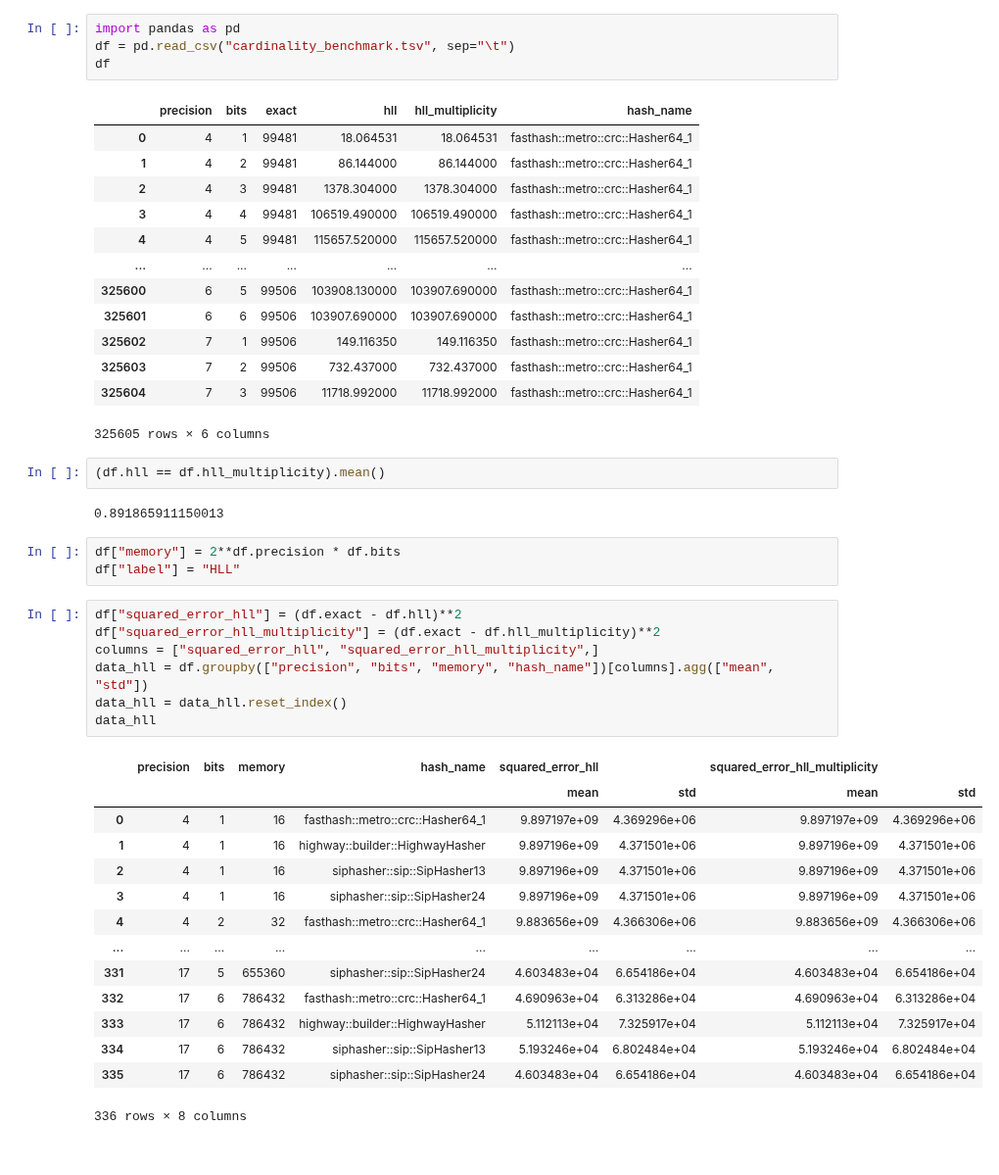
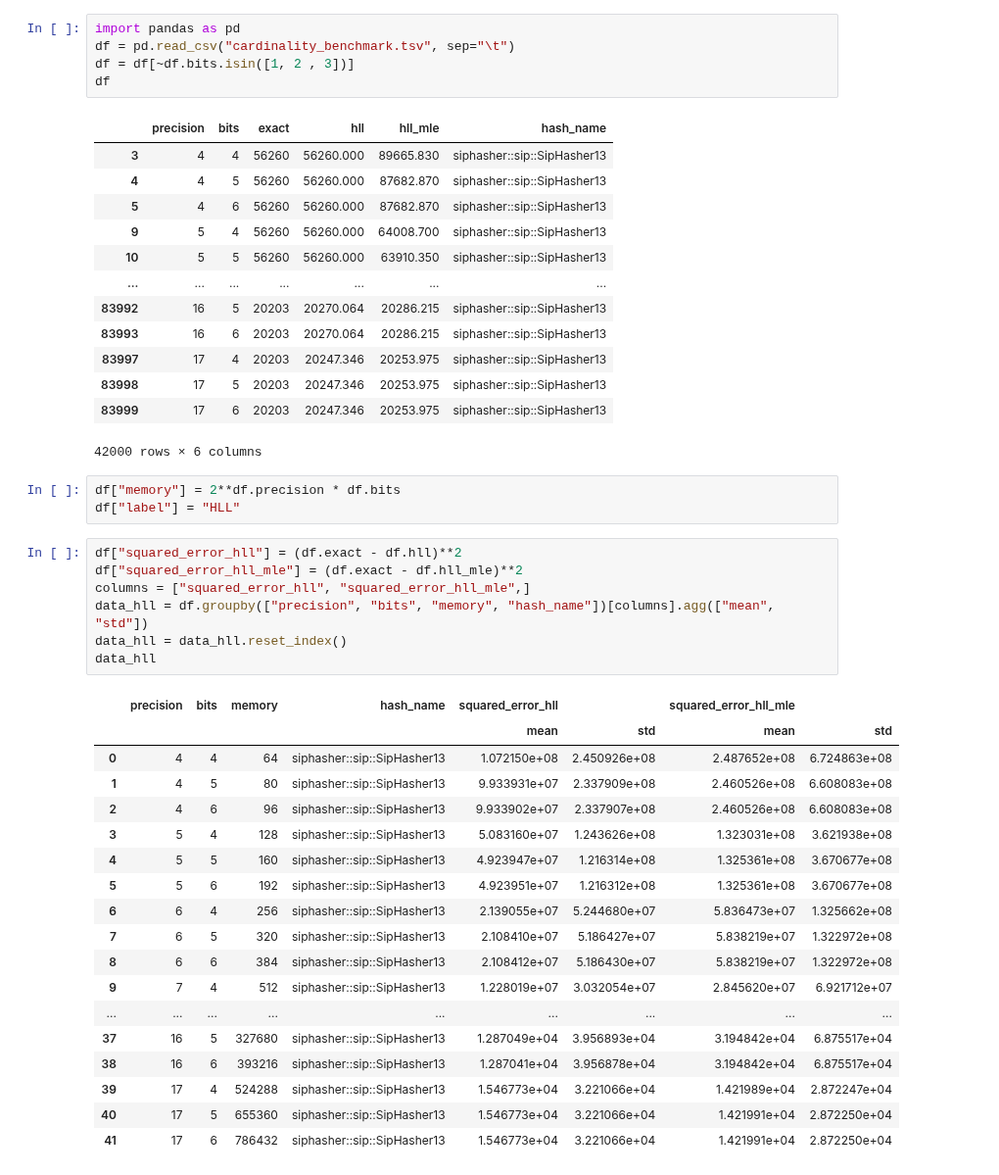
Before and after one commit to LucaCappelletti94/hyperloglog-rs, a Jupyter notebook: Cardinality evaluations.ipynb, the cells around one changed output. Shown at 98% size. Cells and saved outputs as stored; diff of their text form.

```diff
--- a/Cardinality evaluations.ipynb
+++ b/Cardinality evaluations.ipynb
@@ -1,47 +1,48 @@
 # %%
 import pandas as pd
 df = pd.read_csv("cardinality_benchmark.tsv", sep="\t")
+df = df[~df.bits.isin([1, 2 , 3])]
 df
 # %% [output]
-|  | precision | bits | exact | hll | hll_multiplicity | hash_name |
-| 0 | 4 | 1 | 99481 | 18.064531 | 18.064531 | fasthash::metro::crc::Hasher64_1 |
-| 1 | 4 | 2 | 99481 | 86.144000 | 86.144000 | fasthash::metro::crc::Hasher64_1 |
-| 2 | 4 | 3 | 99481 | 1378.304000 | 1378.304000 | fasthash::metro::crc::Hasher64_1 |
-| 3 | 4 | 4 | 99481 | 106519.490000 | 106519.490000 | fasthash::metro::crc::Hasher64_1 |
-| 4 | 4 | 5 | 99481 | 115657.520000 | 115657.520000 | fasthash::metro::crc::Hasher64_1 |
+|  | precision | bits | exact | hll | hll_mle | hash_name |
+| 3 | 4 | 4 | 56260 | 56260.000 | 89665.830 | siphasher::sip::SipHasher13 |
+| 4 | 4 | 5 | 56260 | 56260.000 | 87682.870 | siphasher::sip::SipHasher13 |
+| 5 | 4 | 6 | 56260 | 56260.000 | 87682.870 | siphasher::sip::SipHasher13 |
+| 9 | 5 | 4 | 56260 | 56260.000 | 64008.700 | siphasher::sip::SipHasher13 |
+| 10 | 5 | 5 | 56260 | 56260.000 | 63910.350 | siphasher::sip::SipHasher13 |
 | ... | ... | ... | ... | ... | ... | ... |
-| 325600 | 6 | 5 | 99506 | 103908.130000 | 103907.690000 | fasthash::metro::crc::Hasher64_1 |
-| 325601 | 6 | 6 | 99506 | 103907.690000 | 103907.690000 | fasthash::metro::crc::Hasher64_1 |
-| 325602 | 7 | 1 | 99506 | 149.116350 | 149.116350 | fasthash::metro::crc::Hasher64_1 |
-| 325603 | 7 | 2 | 99506 | 732.437000 | 732.437000 | fasthash::metro::crc::Hasher64_1 |
-| 325604 | 7 | 3 | 99506 | 11718.992000 | 11718.992000 | fasthash::metro::crc::Hasher64_1 |
+| 83992 | 16 | 5 | 20203 | 20270.064 | 20286.215 | siphasher::sip::SipHasher13 |
+| 83993 | 16 | 6 | 20203 | 20270.064 | 20286.215 | siphasher::sip::SipHasher13 |
+| 83997 | 17 | 4 | 20203 | 20247.346 | 20253.975 | siphasher::sip::SipHasher13 |
+| 83998 | 17 | 5 | 20203 | 20247.346 | 20253.975 | siphasher::sip::SipHasher13 |
+| 83999 | 17 | 6 | 20203 | 20247.346 | 20253.975 | siphasher::sip::SipHasher13 |
-325605 rows × 6 columns
+42000 rows × 6 columns
-# %%
-(df.hll == df.hll_multiplicity).mean()
-# %% [output]
-0.891865911150013
 # %%
 df["memory"] = 2**df.precision * df.bits
 df["label"] = "HLL"
 # %%
 df["squared_error_hll"] = (df.exact - df.hll)**2
-df["squared_error_hll_multiplicity"] = (df.exact - df.hll_multiplicity)**2
-columns = ["squared_error_hll", "squared_error_hll_multiplicity",]
+df["squared_error_hll_mle"] = (df.exact - df.hll_mle)**2
+columns = ["squared_error_hll", "squared_error_hll_mle",]
 data_hll = df.groupby(["precision", "bits", "memory", "hash_name"])[columns].agg(["mean", "std"])
 data_hll = data_hll.reset_index()
 data_hll
 # %% [output]
-|  | precision | bits | memory | hash_name | squared_error_hll |  | squared_error_hll_multiplicity |  |
+|  | precision | bits | memory | hash_name | squared_error_hll |  | squared_error_hll_mle |  |
 |  |  |  |  |  | mean | std | mean | std |
-| 0 | 4 | 1 | 16 | fasthash::metro::crc::Hasher64_1 | 9.897197e+09 | 4.369296e+06 | 9.897197e+09 | 4.369296e+06 |
-| 1 | 4 | 1 | 16 | highway::builder::HighwayHasher | 9.897196e+09 | 4.371501e+06 | 9.897196e+09 | 4.371501e+06 |
-| 2 | 4 | 1 | 16 | siphasher::sip::SipHasher13 | 9.897196e+09 | 4.371501e+06 | 9.897196e+09 | 4.371501e+06 |
-| 3 | 4 | 1 | 16 | siphasher::sip::SipHasher24 | 9.897196e+09 | 4.371501e+06 | 9.897196e+09 | 4.371501e+06 |
-| 4 | 4 | 2 | 32 | fasthash::metro::crc::Hasher64_1 | 9.883656e+09 | 4.366306e+06 | 9.883656e+09 | 4.366306e+06 |
+| 0 | 4 | 4 | 64 | siphasher::sip::SipHasher13 | 1.072150e+08 | 2.450926e+08 | 2.487652e+08 | 6.724863e+08 |
+| 1 | 4 | 5 | 80 | siphasher::sip::SipHasher13 | 9.933931e+07 | 2.337909e+08 | 2.460526e+08 | 6.608083e+08 |
+| 2 | 4 | 6 | 96 | siphasher::sip::SipHasher13 | 9.933902e+07 | 2.337907e+08 | 2.460526e+08 | 6.608083e+08 |
+| 3 | 5 | 4 | 128 | siphasher::sip::SipHasher13 | 5.083160e+07 | 1.243626e+08 | 1.323031e+08 | 3.621938e+08 |
+| 4 | 5 | 5 | 160 | siphasher::sip::SipHasher13 | 4.923947e+07 | 1.216314e+08 | 1.325361e+08 | 3.670677e+08 |
+| 5 | 5 | 6 | 192 | siphasher::sip::SipHasher13 | 4.923951e+07 | 1.216312e+08 | 1.325361e+08 | 3.670677e+08 |
+| 6 | 6 | 4 | 256 | siphasher::sip::SipHasher13 | 2.139055e+07 | 5.244680e+07 | 5.836473e+07 | 1.325662e+08 |
+| 7 | 6 | 5 | 320 | siphasher::sip::SipHasher13 | 2.108410e+07 | 5.186427e+07 | 5.838219e+07 | 1.322972e+08 |
+| 8 | 6 | 6 | 384 | siphasher::sip::SipHasher13 | 2.108412e+07 | 5.186430e+07 | 5.838219e+07 | 1.322972e+08 |
+| 9 | 7 | 4 | 512 | siphasher::sip::SipHasher13 | 1.228019e+07 | 3.032054e+07 | 2.845620e+07 | 6.921712e+07 |
 | ... | ... | ... | ... | ... | ... | ... | ... | ... |
-| 331 | 17 | 5 | 655360 | siphasher::sip::SipHasher24 | 4.603483e+04 | 6.654186e+04 | 4.603483e+04 | 6.654186e+04 |
-| 332 | 17 | 6 | 786432 | fasthash::metro::crc::Hasher64_1 | 4.690963e+04 | 6.313286e+04 | 4.690963e+04 | 6.313286e+04 |
-| 333 | 17 | 6 | 786432 | highway::builder::HighwayHasher | 5.112113e+04 | 7.325917e+04 | 5.112113e+04 | 7.325917e+04 |
-| 334 | 17 | 6 | 786432 | siphasher::sip::SipHasher13 | 5.193246e+04 | 6.802484e+04 | 5.193246e+04 | 6.802484e+04 |
-| 335 | 17 | 6 | 786432 | siphasher::sip::SipHasher24 | 4.603483e+04 | 6.654186e+04 | 4.603483e+04 | 6.654186e+04 |
+| 37 | 16 | 5 | 327680 | siphasher::sip::SipHasher13 | 1.287049e+04 | 3.956893e+04 | 3.194842e+04 | 6.875517e+04 |
+| 38 | 16 | 6 | 393216 | siphasher::sip::SipHasher13 | 1.287041e+04 | 3.956878e+04 | 3.194842e+04 | 6.875517e+04 |
+| 39 | 17 | 4 | 524288 | siphasher::sip::SipHasher13 | 1.546773e+04 | 3.221066e+04 | 1.421989e+04 | 2.872247e+04 |
+| 40 | 17 | 5 | 655360 | siphasher::sip::SipHasher13 | 1.546773e+04 | 3.221066e+04 | 1.421991e+04 | 2.872250e+04 |
+| 41 | 17 | 6 | 786432 | siphasher::sip::SipHasher13 | 1.546773e+04 | 3.221066e+04 | 1.421991e+04 | 2.872250e+04 |
-336 rows × 8 columns
```
Also changed, not shown: parts of 2 cells of this notebook, 12 other files.
